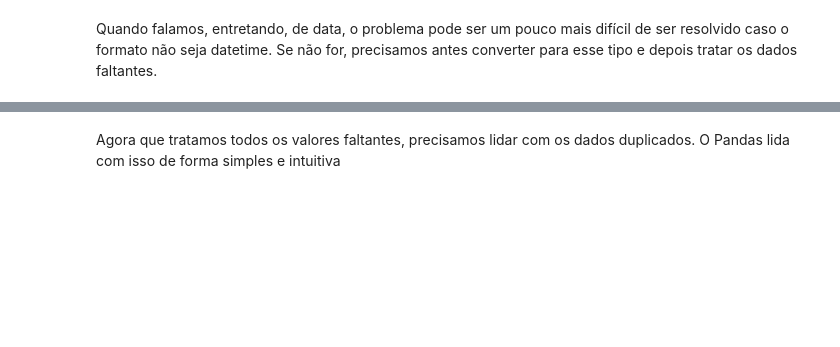
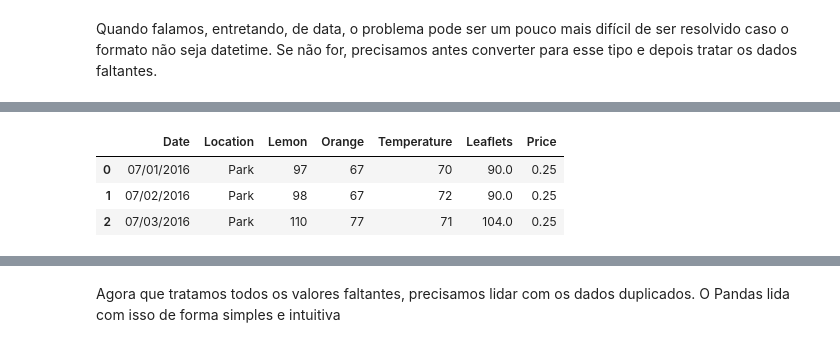
Before and after one commit to dhenyfernandes/22bpm, a Jupyter notebook: BPM/EDA_Lemonades.ipynb, the cells around one changed output, grey strips where cells are left out. Drawn from its saved outputs; the diff is of its cells as text; code cells hidden in the pictures; blank space fills up the shorter version.

```diff
--- a/BPM/EDA_Lemonades.ipynb
+++ b/BPM/EDA_Lemonades.ipynb
@@ -94,3 +195,10 @@ lemonades['Date'].dtypes
+# %%
+lemonades.head(3)
+# %% [output]
+|  | Date | Location | Lemon | Orange | Temperature | Leaflets | Price |
+| 0 | 07/01/2016 | Park | 97 | 67 | 70 | 90.0 | 0.25 |
+| 1 | 07/02/2016 | Park | 98 | 67 | 72 | 90.0 | 0.25 |
+| 2 | 07/03/2016 | Park | 110 | 77 | 71 | 104.0 | 0.25 |
 # %%
 from datetime import datetime
 #Convertendo para o formato correto
```
Also changed, not shown: parts of 18 cells of this notebook.
